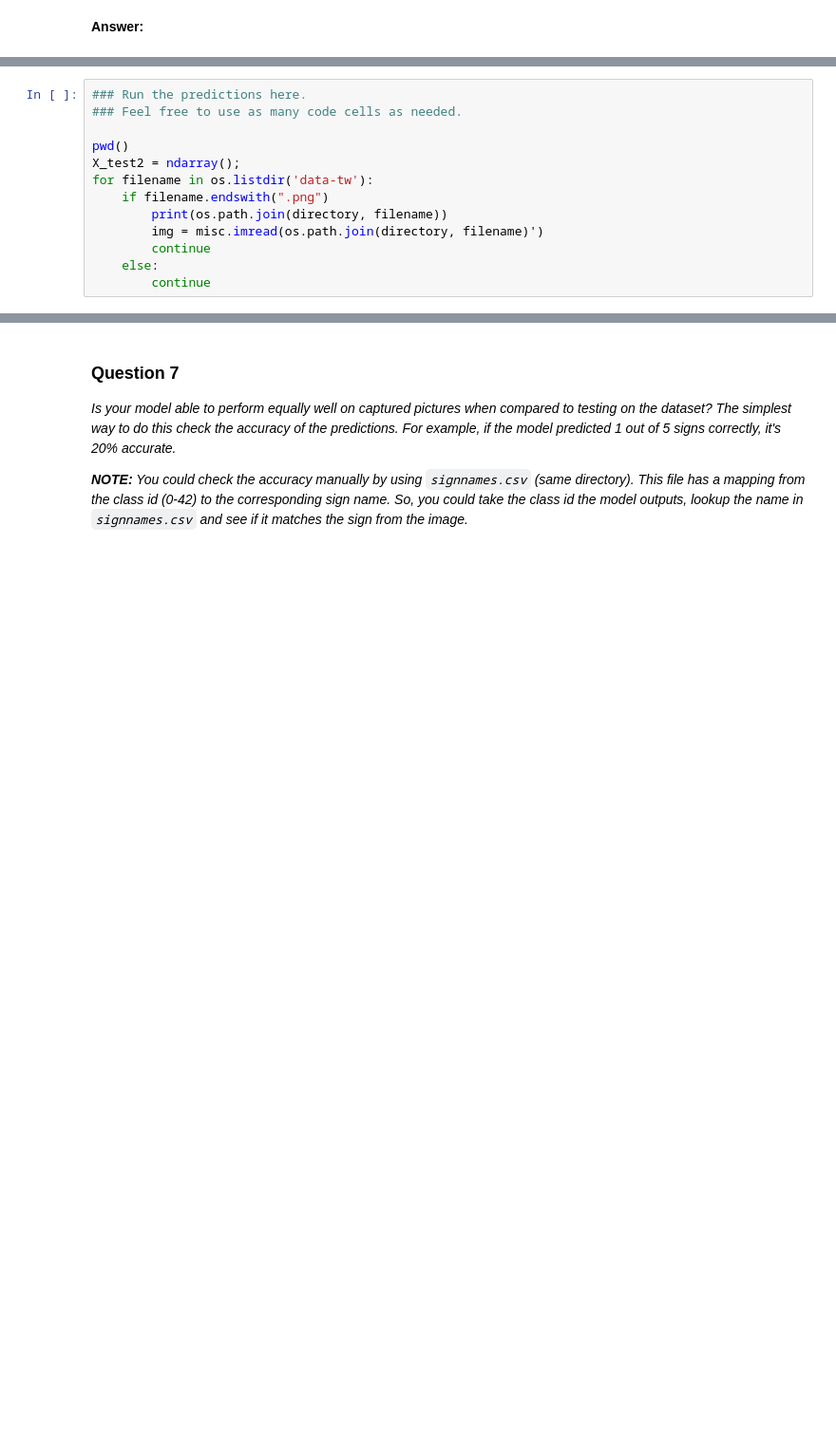
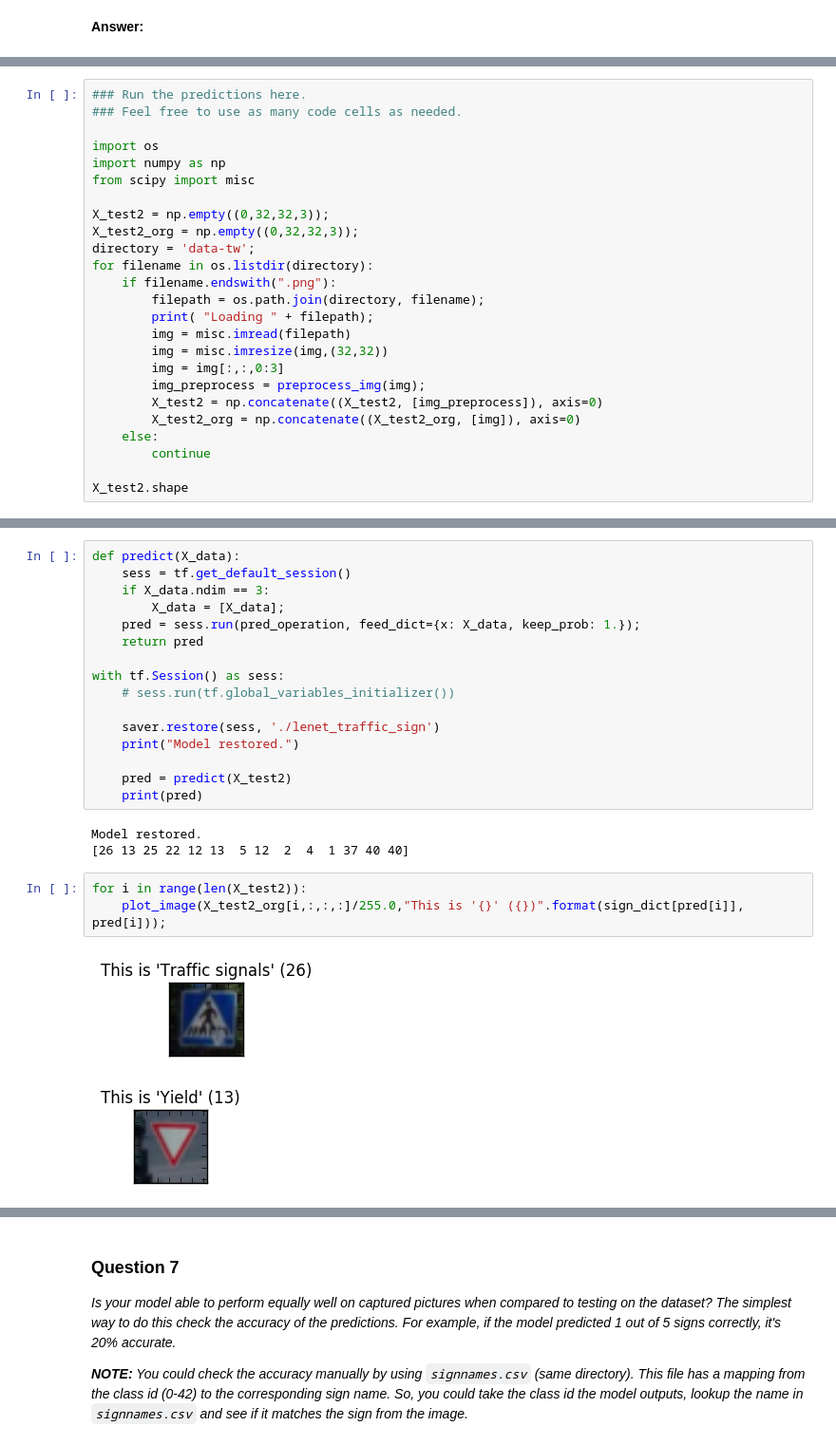
Before and after one commit to tw00/CarND-Traffic-Sign-Classifier-Project, a Jupyter notebook: Traffic_Sign_Classifier.ipynb, the cells around one changed output, grey strips where cells are left out. Shown at 95% size. Saved outputs shown, nothing was run; the diff lists cells and outputs as text; blank space fills up the shorter version.

```diff
--- a/Traffic_Sign_Classifier.ipynb
+++ b/Traffic_Sign_Classifier.ipynb
@@ -614,12 +709,24 @@ _Choose five candidate images of traffic signs and provide them in the report. A
 ### Run the predictions here.
 ### Feel free to use as many code cells as needed.
 
-pwd()
-X_test2 = ndarray();
-for filename in os.listdir('data-tw'):
-    if filename.endswith(".png")
-        print(os.path.join(directory, filename))
-        img = misc.imread(os.path.join(directory, filename)')
-        continue
+import os
+import numpy as np
+from scipy import misc
+
+X_test2 = np.empty((0,32,32,3));
+X_test2_org = np.empty((0,32,32,3));
+directory = 'data-tw';
+for filename in os.listdir(directory):
+    if filename.endswith(".png"):
+        filepath = os.path.join(directory, filename);
+        print( "Loading " + filepath);
+        img = misc.imread(filepath)
+        img = misc.imresize(img,(32,32))
+        img = img[:,:,0:3]
+        img_preprocess = preprocess_img(img);
+        X_test2 = np.concatenate((X_test2, [img_preprocess]), axis=0)
+        X_test2_org = np.concatenate((X_test2_org, [img]), axis=0)
     else:
         continue
+
+X_test2.shape
@@ -625,0 +749,25 @@ for filename in os.listdir('data-tw'):
+# %%
+def predict(X_data):
+    sess = tf.get_default_session()
+    if X_data.ndim == 3:
+        X_data = [X_data];
+    pred = sess.run(pred_operation, feed_dict={x: X_data, keep_prob: 1.});
+    return pred
+
+with tf.Session() as sess:
+    # sess.run(tf.global_variables_initializer())
+
+    saver.restore(sess, './lenet_traffic_sign')
+    print("Model restored.")
+
+    pred = predict(X_test2)
+    print(pred)
+# %% [output]
+Model restored.
+[26 13 25 22 12 13  5 12  2  4  1 37 40 40]
+# %%
+for i in range(len(X_test2)):
+    plot_image(X_test2_org[i,:,:,:]/255.0,"This is '{}' ({})".format(sign_dict[pred[i]], pred[i]));
+# %% [output]
+[figure, added]
+[figure, added]
```
Also changed, not shown: parts of 30 cells of this notebook.
